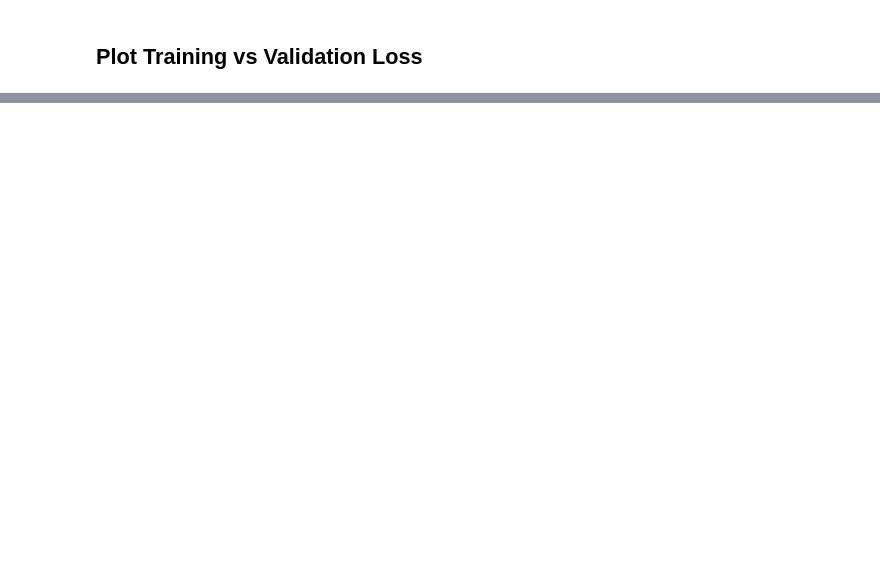
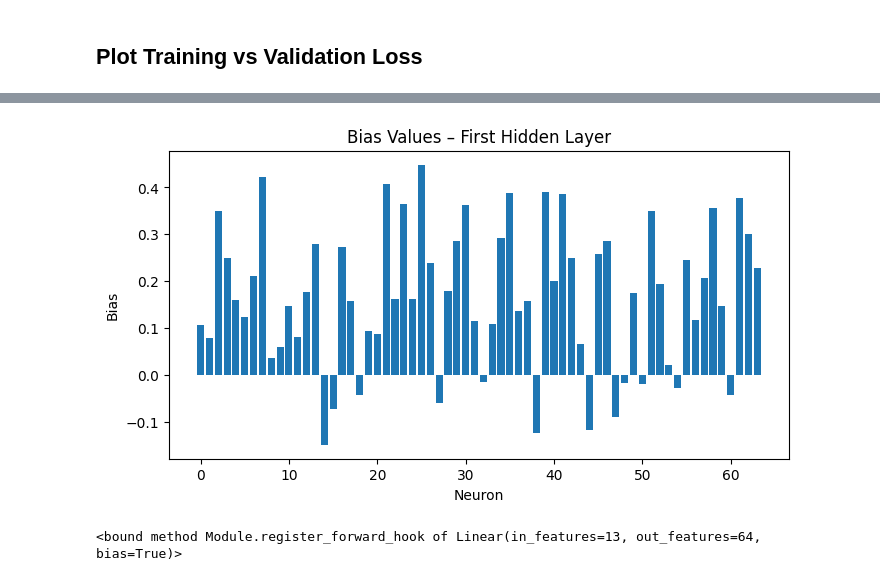
Before and after one commit to atharva723/python_practice, a Jupyter notebook: AIml/Deep Learning/Pytorch(MLP).ipynb, the cells around one changed output, grey strips where cells are left out. Saved outputs shown, nothing was run; the diff lists cells and outputs as text; code cells hidden in the pictures; blank space fills up the shorter version.

```diff
--- a/AIml/Deep Learning/Pytorch(MLP).ipynb
+++ b/AIml/Deep Learning/Pytorch(MLP).ipynb
@@ -240,0 +413,23 @@ r2_score(y_test,val_preds)
+# %%
+# -------------------------------------------------------------
+# BIAS VISUALIZATION
+# Bias shifts neuron activation threshold.
+# -------------------------------------------------------------
+b1 = model.layer1.bias.detach().numpy()
+
+plt.figure(figsize=(8,4))
+plt.bar(np.arange(len(b1)), b1)
+plt.title("Bias Values – First Hidden Layer")
+plt.xlabel("Neuron")
+plt.ylabel("Bias")
+plt.show()
+
+# Interpretation:
+# ✔ Large bias → neuron tends to activate often
+# ✔ Negative bias → neuron needs strong input to activate
+# %% [output]
+[figure, added]
+# %%
+model.layer1.register_forward_hook
+# %% [output]
+<bound method Module.register_forward_hook of Linear(in_features=13, out_features=64, bias=True)>
```
Also changed, not shown: parts of 38 cells of this notebook, 3 other files.
